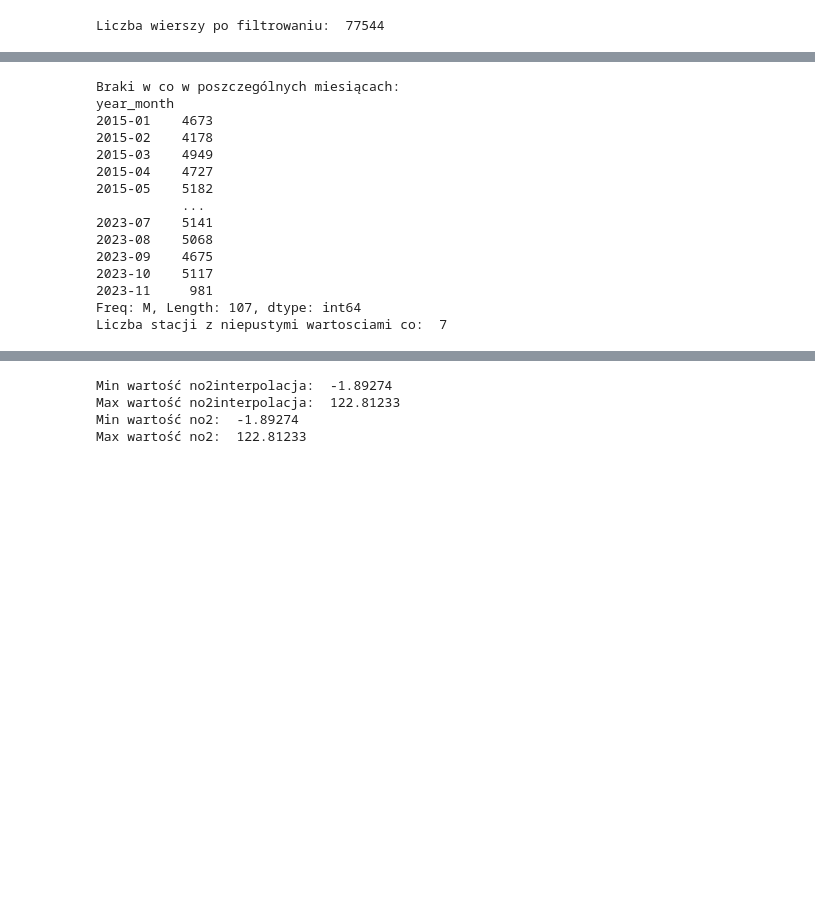
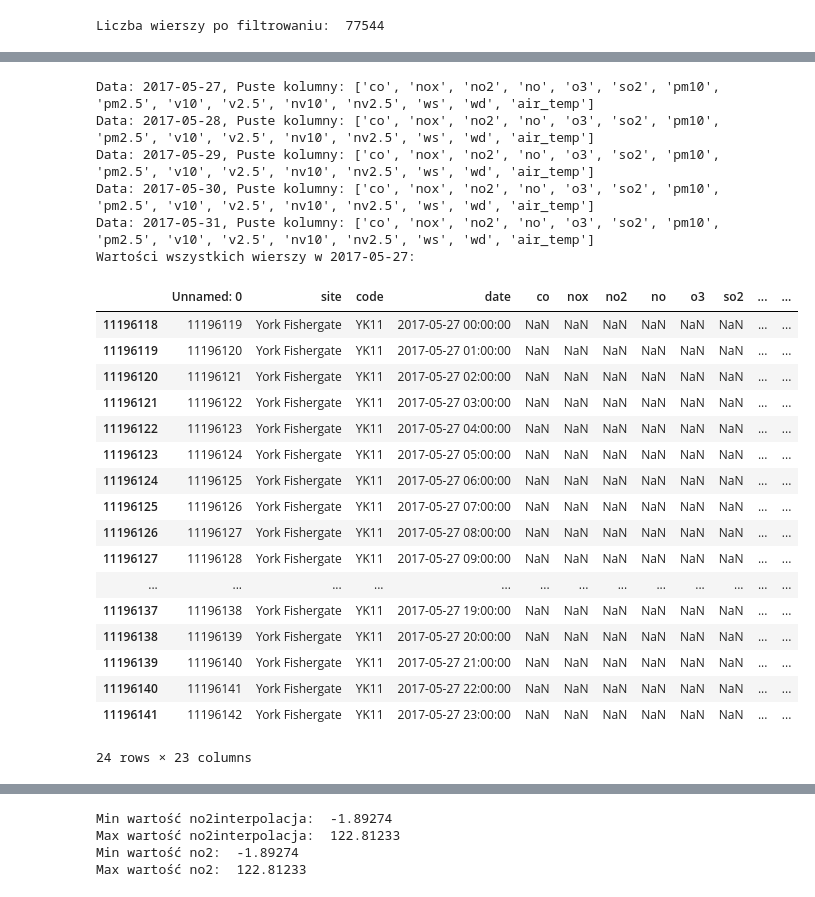
Before and after one commit to rk404/SAD, a Jupyter notebook: Zadanie_SAD_2025.ipynb, the cells around one changed output, grey strips where cells are left out. Drawn from its saved outputs; the diff is of its cells as text; code cells hidden in the pictures; blank space fills up the shorter version.

```diff
--- a/Zadanie_SAD_2025.ipynb
+++ b/Zadanie_SAD_2025.ipynb
@@ -175,39 +292,37 @@ Freq: M, Length: 107, dtype: int64
-# %%
-# co ogólem
-
-#wyswietlenie wierszy z niepustymi wartosciami co w df_air
-df_air[df_air['co'].notna()]
-
-# w jakich okresach czasowych nie ma braków danych w co?
-df_air['date'] = pd.to_datetime(df_air['date'])
-# grupowanie po roku i miesiącu
-df_air['year_month'] = df_air['date'].dt.to_period('M')
-# zliczanie nie braków w co
-not_missing_co_counts = df_air[df_air['co'].notna()].groupby('year_month').size()
-# wyświetlenie braków w co
-print("Braki w co w poszczególnych miesiącach:")
-print(not_missing_co_counts)
-
-# wyświetl dane z kolumny co i date z wartościami niepustymi z miesiąca
-df_air[df_air['co'].notna() & (df_air['year_month'] == '2015-01')][['date', 'co']].head(10)
-
-# stacje z niepustymi wartosciami co
-df_air[df_air['co'].notna()]['site'].unique()
-# liczba stacji z niepustymi wartosciami co
-print("Liczba stacji z niepustymi wartosciami co: ", df_air[df_air['co'].notna()]['site'].nunique())
-# %% [output]
-Braki w co w poszczególnych miesiącach:
-year_month
-2015-01    4673
-2015-02    4178
-2015-03    4949
-2015-04    4727
-2015-05    5182
-           ...
-2023-07    5141
-2023-08    5068
-2023-09    4675
-2023-10    5117
-2023-11     981
-Freq: M, Length: 107, dtype: int64
-Liczba stacji z niepustymi wartosciami co:  7
+# %%
+# dla dni z 24 pustymi wartościami no2, sprawdzenie czy są inne puste wartości w innych kolumnach
+for date in dates_with_24_missing:
+    empty_columns = df_air_YK11[(df_air_YK11['date'].dt.date == date) & (df_air_YK11.isna().any(axis=1))].columns[df_air_YK11.isna().any()].tolist()
+    if empty_columns:
+        print(f"Data: {date}, Puste kolumny: {empty_columns}")
+    else:
+        print(f"Data: {date}, Brak pustych kolumn")
+
+# wartosci no2 w 2017-05-27
+print("Wartości wszystkich wierszy w 2017-05-27:")
+df_air_YK11[df_air_YK11['date'].dt.date == datetime.date(2017, 5, 27)]
+# %% [output]
+Data: 2017-05-27, Puste kolumny: ['co', 'nox', 'no2', 'no', 'o3', 'so2', 'pm10', 'pm2.5', 'v10', 'v2.5', 'nv10', 'nv2.5', 'ws', 'wd', 'air_temp']
+Data: 2017-05-28, Puste kolumny: ['co', 'nox', 'no2', 'no', 'o3', 'so2', 'pm10', 'pm2.5', 'v10', 'v2.5', 'nv10', 'nv2.5', 'ws', 'wd', 'air_temp']
+Data: 2017-05-29, Puste kolumny: ['co', 'nox', 'no2', 'no', 'o3', 'so2', 'pm10', 'pm2.5', 'v10', 'v2.5', 'nv10', 'nv2.5', 'ws', 'wd', 'air_temp']
+Data: 2017-05-30, Puste kolumny: ['co', 'nox', 'no2', 'no', 'o3', 'so2', 'pm10', 'pm2.5', 'v10', 'v2.5', 'nv10', 'nv2.5', 'ws', 'wd', 'air_temp']
+Data: 2017-05-31, Puste kolumny: ['co', 'nox', 'no2', 'no', 'o3', 'so2', 'pm10', 'pm2.5', 'v10', 'v2.5', 'nv10', 'nv2.5', 'ws', 'wd', 'air_temp']
+Wartości wszystkich wierszy w 2017-05-27:
+|  | Unnamed: 0 | site | code | date | co | nox | no2 | no | o3 | so2 | ... | ... |
+| 11196118 | 11196119 | York Fishergate | YK11 | 2017-05-27 00:00:00 | NaN | NaN | NaN | NaN | NaN | NaN | ... | ... |
+| 11196119 | 11196120 | York Fishergate | YK11 | 2017-05-27 01:00:00 | NaN | NaN | NaN | NaN | NaN | NaN | ... | ... |
+| 11196120 | 11196121 | York Fishergate | YK11 | 2017-05-27 02:00:00 | NaN | NaN | NaN | NaN | NaN | NaN | ... | ... |
+| 11196121 | 11196122 | York Fishergate | YK11 | 2017-05-27 03:00:00 | NaN | NaN | NaN | NaN | NaN | NaN | ... | ... |
+| 11196122 | 11196123 | York Fishergate | YK11 | 2017-05-27 04:00:00 | NaN | NaN | NaN | NaN | NaN | NaN | ... | ... |
+| 11196123 | 11196124 | York Fishergate | YK11 | 2017-05-27 05:00:00 | NaN | NaN | NaN | NaN | NaN | NaN | ... | ... |
+| 11196124 | 11196125 | York Fishergate | YK11 | 2017-05-27 06:00:00 | NaN | NaN | NaN | NaN | NaN | NaN | ... | ... |
+| 11196125 | 11196126 | York Fishergate | YK11 | 2017-05-27 07:00:00 | NaN | NaN | NaN | NaN | NaN | NaN | ... | ... |
+| 11196126 | 11196127 | York Fishergate | YK11 | 2017-05-27 08:00:00 | NaN | NaN | NaN | NaN | NaN | NaN | ... | ... |
+| 11196127 | 11196128 | York Fishergate | YK11 | 2017-05-27 09:00:00 | NaN | NaN | NaN | NaN | NaN | NaN | ... | ... |
+| ... | ... | ... | ... | ... | ... | ... | ... | ... | ... | ... | ... | ... |
+| 11196137 | 11196138 | York Fishergate | YK11 | 2017-05-27 19:00:00 | NaN | NaN | NaN | NaN | NaN | NaN | ... | ... |
+| 11196138 | 11196139 | York Fishergate | YK11 | 2017-05-27 20:00:00 | NaN | NaN | NaN | NaN | NaN | NaN | ... | ... |
+| 11196139 | 11196140 | York Fishergate | YK11 | 2017-05-27 21:00:00 | NaN | NaN | NaN | NaN | NaN | NaN | ... | ... |
+| 11196140 | 11196141 | York Fishergate | YK11 | 2017-05-27 22:00:00 | NaN | NaN | NaN | NaN | NaN | NaN | ... | ... |
+| 11196141 | 11196142 | York Fishergate | YK11 | 2017-05-27 23:00:00 | NaN | NaN | NaN | NaN | NaN | NaN | ... | ... |
+24 rows × 23 columns
```
Also changed, not shown: parts of 15 cells of this notebook, 2 other files.
